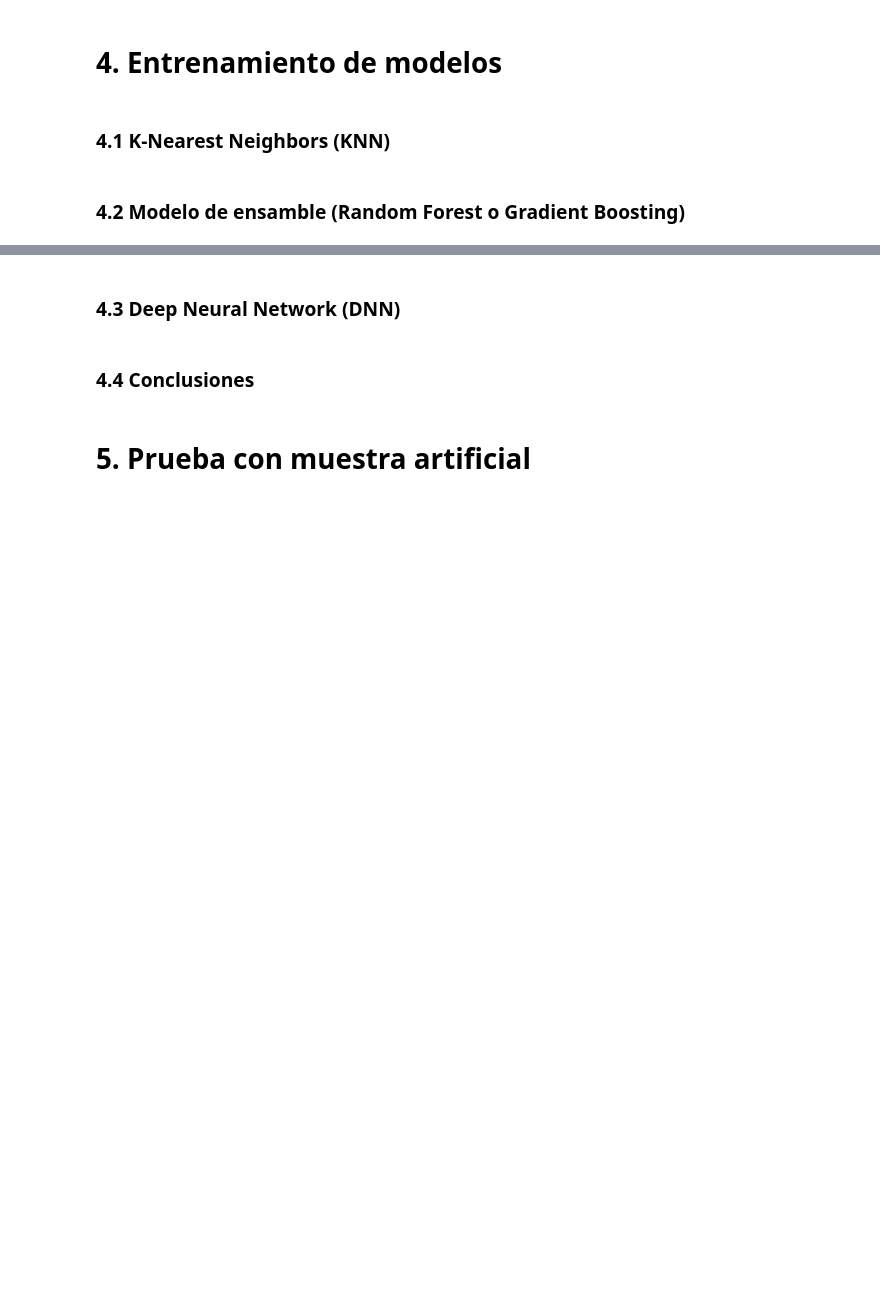
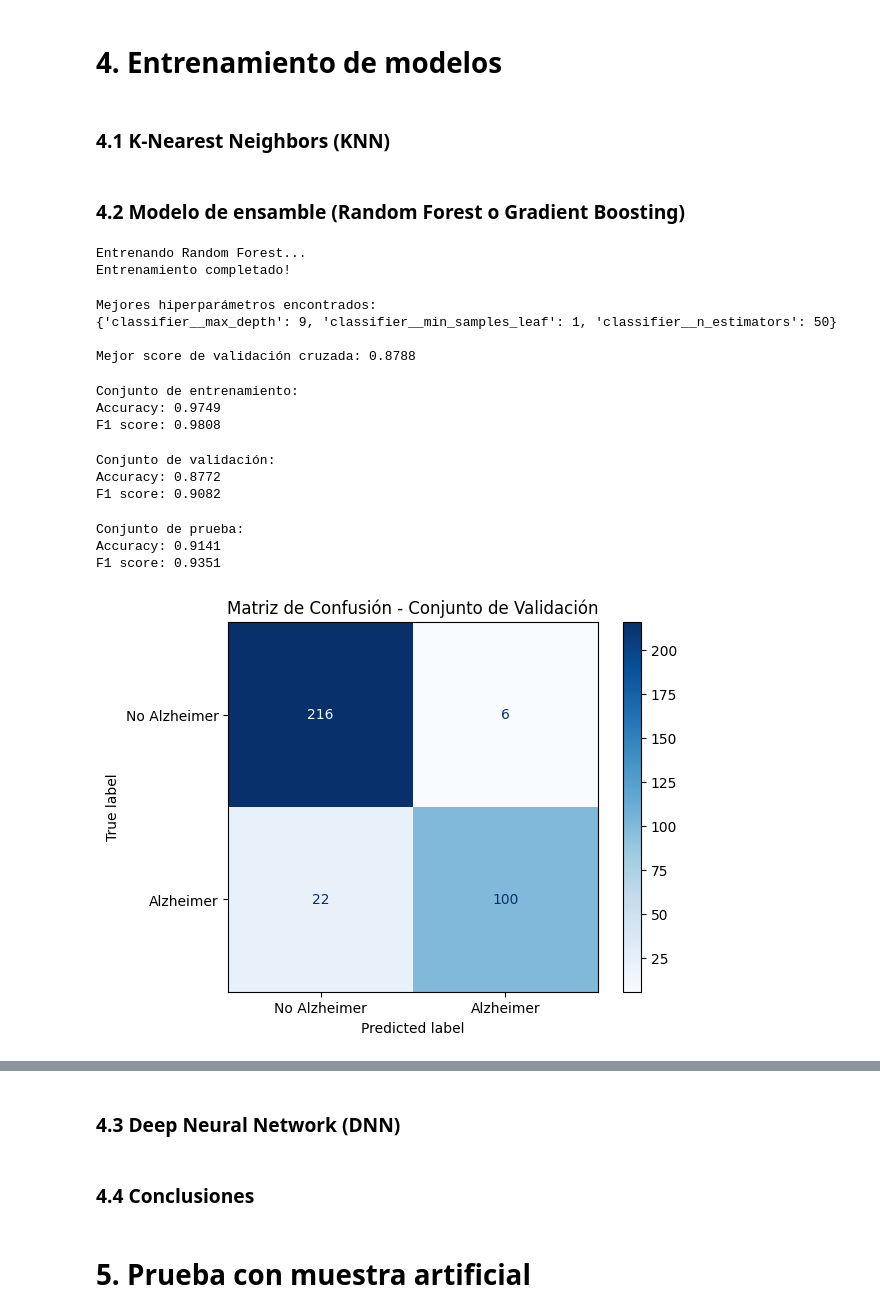
Before and after one commit to Bosnape/Alzheimer-Classification-ML, a Jupyter notebook: alzheimer_ml_analysis.ipynb, the cells around one changed output, grey strips where cells are left out. Cells and saved outputs as stored; diff of their text form; code cells hidden in the pictures; blank space fills up the shorter version.

Commit message:
Random Forest implemented

```diff
--- a/alzheimer_ml_analysis.ipynb
+++ b/alzheimer_ml_analysis.ipynb
@@ -407,4 +408,78 @@ preprocessor = Pipeline(
 # %% [markdown]
 ### 4.2 Modelo de ensamble (Random Forest o Gradient Boosting)
 # %%
-#TODO: Implementar Random Forest o Gradient Boosting
+# Definamos el random_state para que los resultados sean reproducibles
+random_state = 123
+
+# Definamos el modelo base Random Forest
+rf_base = RandomForestClassifier(random_state=random_state)
+
+# Definamos la malla de parámetros sobre la que haremos la búsqueda
+param_grid = {
+    'classifier__n_estimators': [50, 100, 200],
+    'classifier__max_depth': list(range(3, 11)),
+    'classifier__min_samples_leaf': [1, 5, 10, 20]
+}
+
+# Crear pipeline con preprocessor y Random Forest classifier
+pipeline_rf = Pipeline(steps=[
+    ('processor', preprocessor),
+    ('classifier', rf_base)
+])
+
+# Definir el modelo mediante GridSearchCV con validación cruzada
+rf = GridSearchCV(pipeline_rf, cv=5, param_grid=param_grid, scoring='f1', n_jobs=-1)
+# %%
+# Entrenar el Random Forest
+print("Entrenando Random Forest...")
+rf.fit(X_train, y_train)
+print("Entrenamiento completado!")
+# %% [output]
+Entrenando Random Forest...
+Entrenamiento completado!
+# %%
+# Obtener los mejores hiperparámetros encontrados para el Random Forest
+print("Mejores hiperparámetros encontrados:")
+print(rf.best_params_)
+print(f"\nMejor score de validación cruzada: {rf.best_score_:.4f}")
+# %% [output]
+Mejores hiperparámetros encontrados:
+{'classifier__max_depth': 9, 'classifier__min_samples_leaf': 1, 'classifier__n_estimators': 50}
+
+Mejor score de validación cruzada: 0.8788
+# %%
+# Obtener accuracy y F1 score de entrenamiento
+print("Conjunto de entrenamiento:")
+print(f'Accuracy: {rf.score(X_train, y_train):.4f}')
+print(f"F1 score: {f1_score(y_train, rf.predict(X_train), average='macro'):.4f}")
+# %% [output]
+Conjunto de entrenamiento:
+Accuracy: 0.9749
+F1 score: 0.9808
+# %%
+# Obtener accuracy y F1 score de validación
+print("Conjunto de validación:")
+print(f'Accuracy: {rf.score(X_val, y_val):.4f}')
+print(f"F1 score: {f1_score(y_val, rf.predict(X_val), average='macro'):.4f}")
+# %% [output]
+Conjunto de validación:
+Accuracy: 0.8772
+F1 score: 0.9082
+# %%
+# Obtener accuracy y F1 score de prueba
+print("Conjunto de prueba:")
+print(f'Accuracy: {rf.score(X_test, y_test):.4f}')
+print(f"F1 score: {f1_score(y_test, rf.predict(X_test), average='macro'):.4f}")
+# %% [output]
+Conjunto de prueba:
+Accuracy: 0.9141
+F1 score: 0.9351
+# %%
+# Matriz de confusión para el conjunto de validación
+cm_val = confusion_matrix(y_val, rf.predict(X_val))
+disp_val = ConfusionMatrixDisplay(cm_val, display_labels=['No Alzheimer', 'Alzheimer'])
+disp_val.plot(cmap='Blues')
+plt.title('Matriz de Confusión - Conjunto de Validación')
+plt.show()
+# %% [output]
+[figure, added]
```
Also changed, not shown: parts of 5 cells of this notebook, 1 other file.
